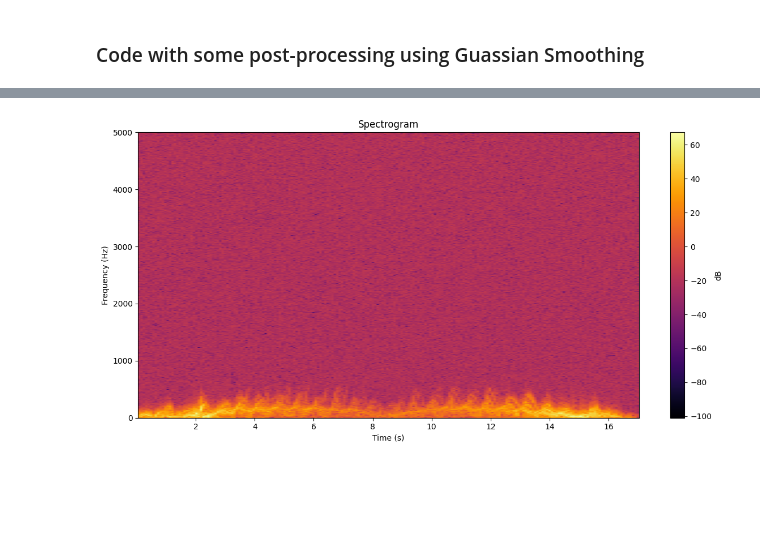
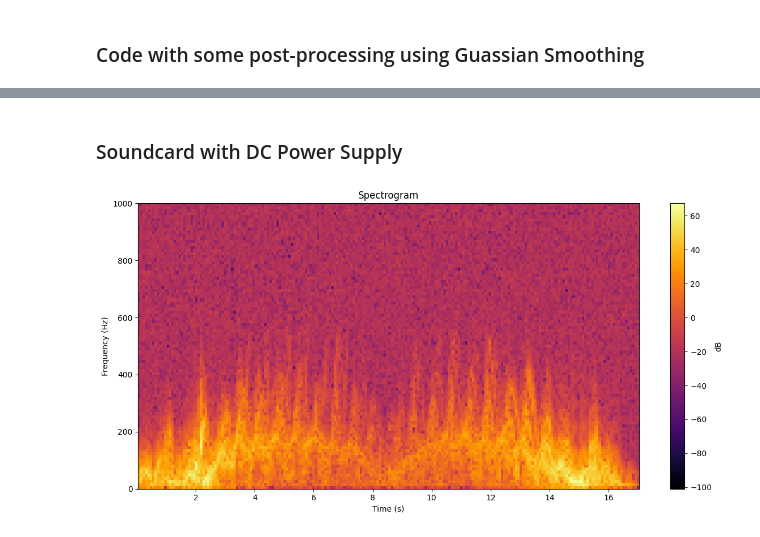
Before and after one commit to MishayNaidoo/Traffic-Monitoring-Using-Doppler-Radar, a Jupyter notebook: RadarHumanData/SpectrogramPlotter.ipynb, the cells around one changed output, grey strips where cells are left out. Drawn from its saved outputs; the diff is of its cells as text; code cells hidden in the pictures; blank space fills up the shorter version.

```diff
--- a/RadarHumanData/SpectrogramPlotter.ipynb
+++ b/RadarHumanData/SpectrogramPlotter.ipynb
@@ -57,19 +57,21 @@ plt.show()
+# %% [markdown]
+### Soundcard with DC Power Supply
 # %%
 # Plot the original spectrogram# Load the WAV file
 filename = 'WalkingDataDCPowerSupply.wav'  # Replace with your WAV file's path
 sample_rate, audio_data = wavfile.read(filename)
 
 # Create a spectrogram
 frequencies, times, Sxx = spectrogram(audio_data, fs=sample_rate, nperseg=4096, noverlap=512)
 plt.figure(figsize=(12, 6))
 plt.imshow(10 * np.log10(Sxx), aspect='auto', cmap='inferno', origin='lower',
            extent=[times.min(), times.max(), frequencies.min(), frequencies.max()])
-plt.ylim(0, 5000)
+plt.ylim(0, 1000)
 plt.colorbar(label='dB')
 plt.title('Spectrogram')
 plt.xlabel('Time (s)')
 plt.ylabel('Frequency (Hz)')
 plt.tight_layout()
 plt.show()
 # %% [output]
-[figure, old version]
+[figure, new version]
```
Also changed, not shown: parts of 8 cells of this notebook, 2 other files.
